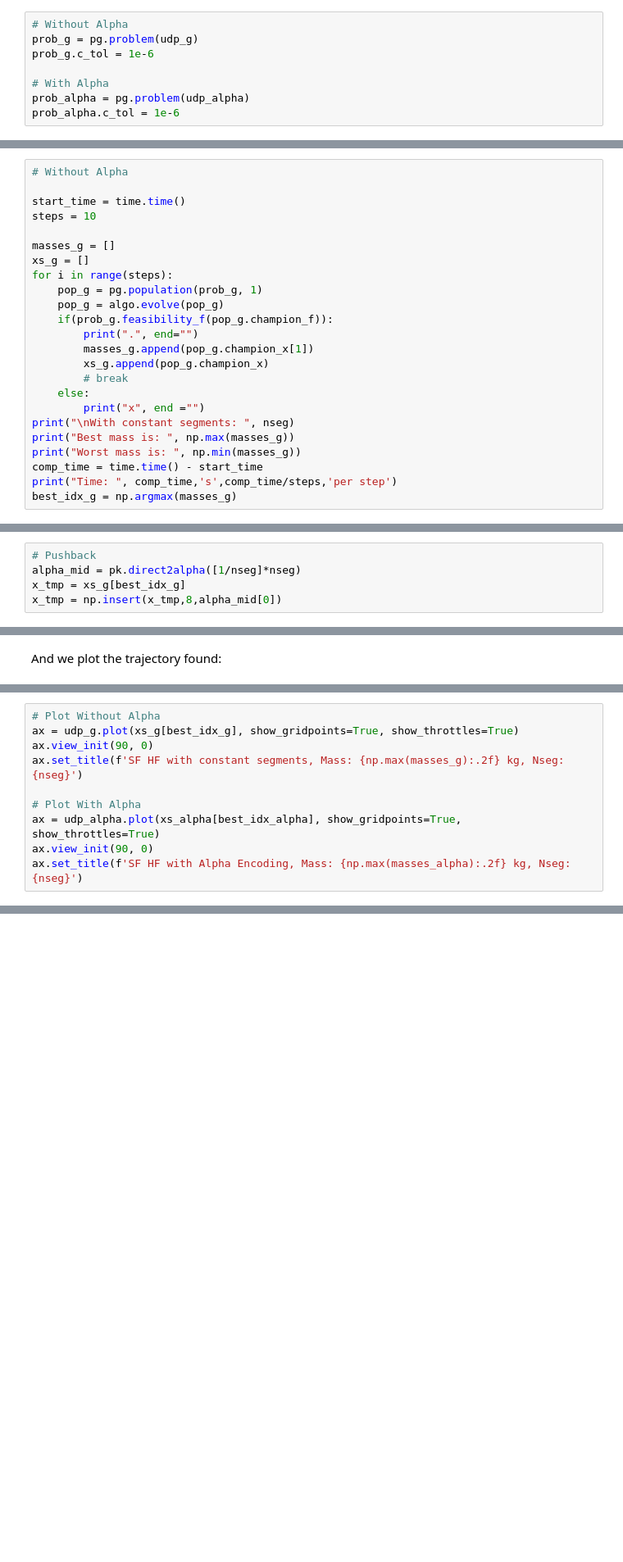
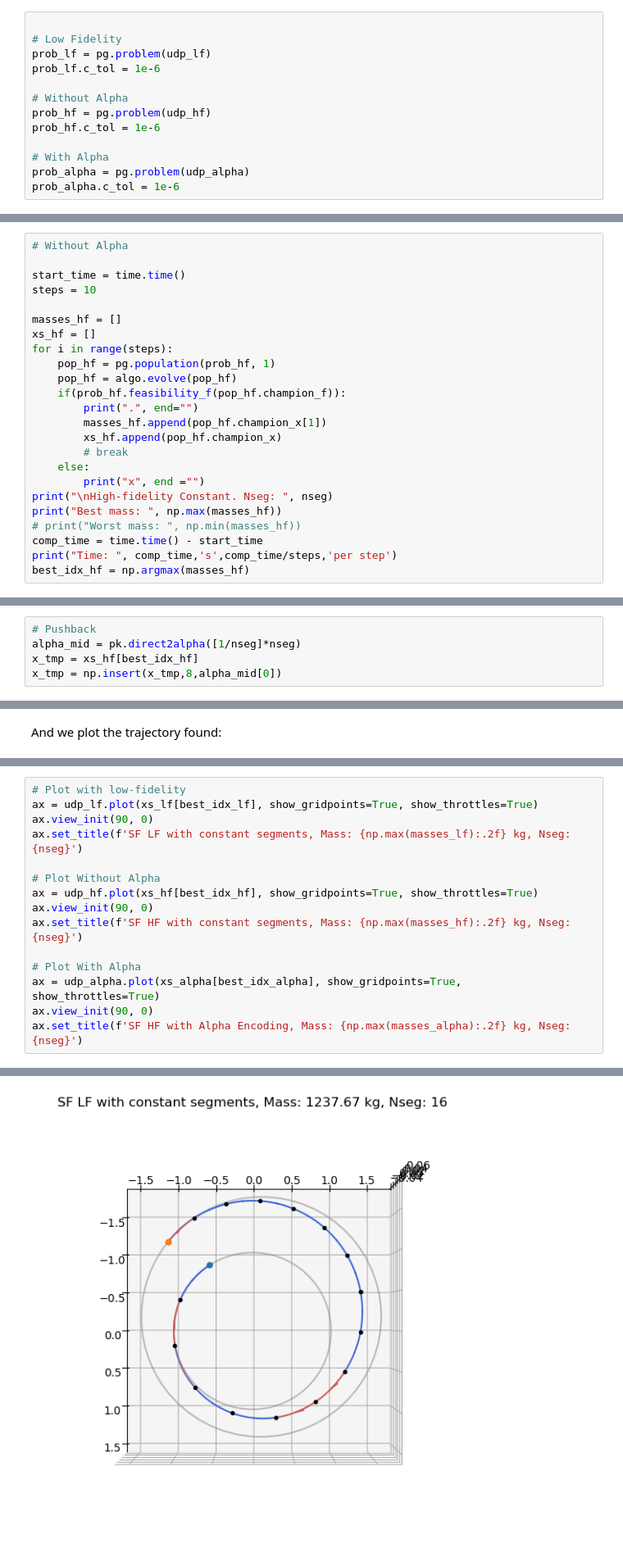
Before and after one commit to hjholt/kep3, a Jupyter notebook: doc/notebooks/udp_pl2pl_hf_alpha.ipynb, the cells around one changed output, grey strips where cells are left out. Shown at 82% size. Cells and saved outputs as stored; diff of their text form; blank space fills up the shorter version.

Commit message:
Sims Flan HF alpha with timing and comparison to HF constant and LF constant

```diff
--- a/doc/notebooks/udp_pl2pl_hf_alpha.ipynb
+++ b/doc/notebooks/udp_pl2pl_hf_alpha.ipynb
@@ -134,9 +199,14 @@ We define (again) the optimization problem, and set a tolerance for *pagmo* to b
 :::{note}
 This tolerance has a different role from the numerical tolerance set in the particular algorithm chosen to solve the problem and is only used by the *pagmo* machinery to decide outside the optimizer whether the new proposed indivdual is better than what was the previous *champion*.
 # %%
+
+# Low Fidelity
+prob_lf = pg.problem(udp_lf)
+prob_lf.c_tol = 1e-6
+
 # Without Alpha
-prob_g = pg.problem(udp_g)
-prob_g.c_tol = 1e-6
+prob_hf = pg.problem(udp_hf)
+prob_hf.c_tol = 1e-6
 
 # With Alpha
 prob_alpha = pg.problem(udp_alpha)
@@ -177,21 +276,21 @@ We solve the problem from random initial guess ten times and only save the resul
 start_time = time.time()
 steps = 10
 
-masses_g = []
-xs_g = []
+masses_hf = []
+xs_hf = []
 for i in range(steps):
-    pop_g = pg.population(prob_g, 1)
-    pop_g = algo.evolve(pop_g)
-    if(prob_g.feasibility_f(pop_g.champion_f)):
+    pop_hf = pg.population(prob_hf, 1)
+    pop_hf = algo.evolve(pop_hf)
+    if(prob_hf.feasibility_f(pop_hf.champion_f)):
         print(".", end="")
-        masses_g.append(pop_g.champion_x[1])
-        xs_g.append(pop_g.champion_x)
+        masses_hf.append(pop_hf.champion_x[1])
+        xs_hf.append(pop_hf.champion_x)
         # break
     else:
         print("x", end ="")
-print("\nWith constant segments: ", nseg)
-print("Best mass is: ", np.max(masses_g))
-print("Worst mass is: ", np.min(masses_g))
+print("\nHigh-fidelity Constant. Nseg: ", nseg)
+print("Best mass: ", np.max(masses_hf))
+# print("Worst mass: ", np.min(masses_hf))
 comp_time = time.time() - start_time
 print("Time: ", comp_time,'s',comp_time/steps,'per step')
-best_idx_g = np.argmax(masses_g)
+best_idx_hf = np.argmax(masses_hf)
@@ -200,7 +304,7 @@ Now solve with Alpha encoding
 # %%
 # Pushback
 alpha_mid = pk.direct2alpha([1/nseg]*nseg)
-x_tmp = xs_g[best_idx_g]
+x_tmp = xs_hf[best_idx_hf]
 x_tmp = np.insert(x_tmp,8,alpha_mid[0])
 # %%
 # With Alpha
@@ -242,12 +353,18 @@ And we plot the trajectory found:
 
 # udp_alpha.pretty(xs_alpha[best_idx_alpha])
 # %%
+# Plot with low-fidelity
+ax = udp_lf.plot(xs_lf[best_idx_lf], show_gridpoints=True, show_throttles=True)
+ax.view_init(90, 0)
+ax.set_title(f'SF LF with constant segments, Mass: {np.max(masses_lf):.2f} kg, Nseg: {nseg}')
+
 # Plot Without Alpha
-ax = udp_g.plot(xs_g[best_idx_g], show_gridpoints=True, show_throttles=True)
+ax = udp_hf.plot(xs_hf[best_idx_hf], show_gridpoints=True, show_throttles=True)
 ax.view_init(90, 0)
-ax.set_title(f'SF HF with constant segments, Mass: {np.max(masses_g):.2f} kg, Nseg: {nseg}')
+ax.set_title(f'SF HF with constant segments, Mass: {np.max(masses_hf):.2f} kg, Nseg: {nseg}')
 
 # Plot With Alpha
 ax = udp_alpha.plot(xs_alpha[best_idx_alpha], show_gridpoints=True, show_throttles=True)
 ax.view_init(90, 0)
 ax.set_title(f'SF HF with Alpha Encoding, Mass: {np.max(masses_alpha):.2f} kg, Nseg: {nseg}')
+# %% [output]
@@ -253,0 +372 @@ ax.set_title(f'SF HF with Alpha Encoding, Mass: {np.max(masses_alpha):.2f} kg, N
+[figure, added]
```
Also changed, not shown: parts of 7 cells of this notebook, 5 other files.
